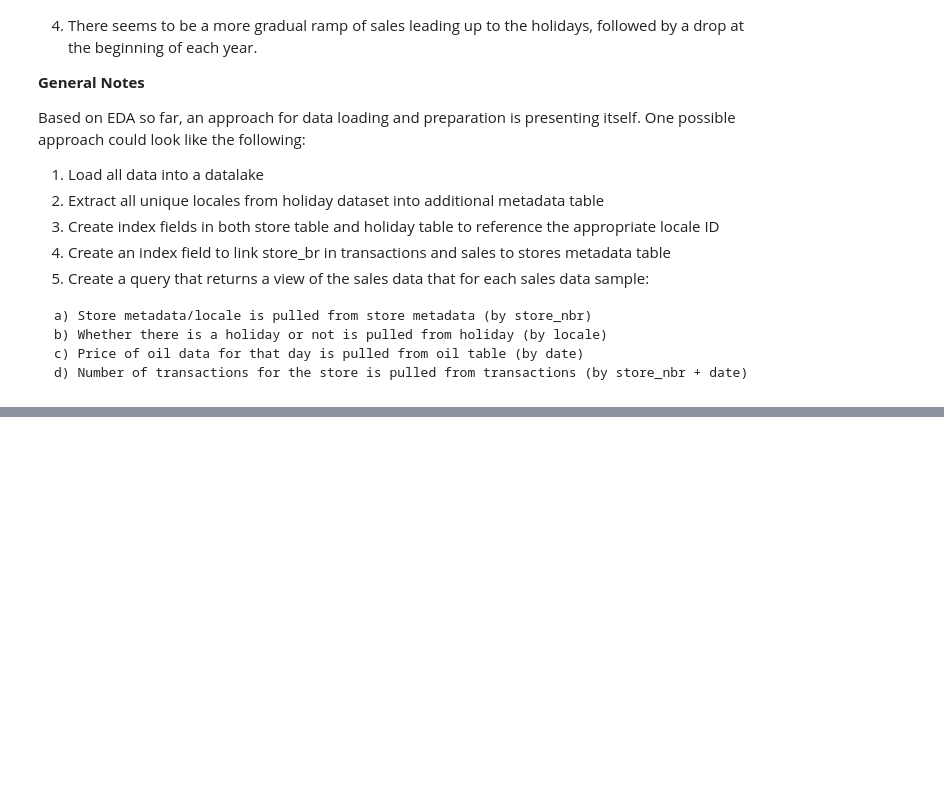
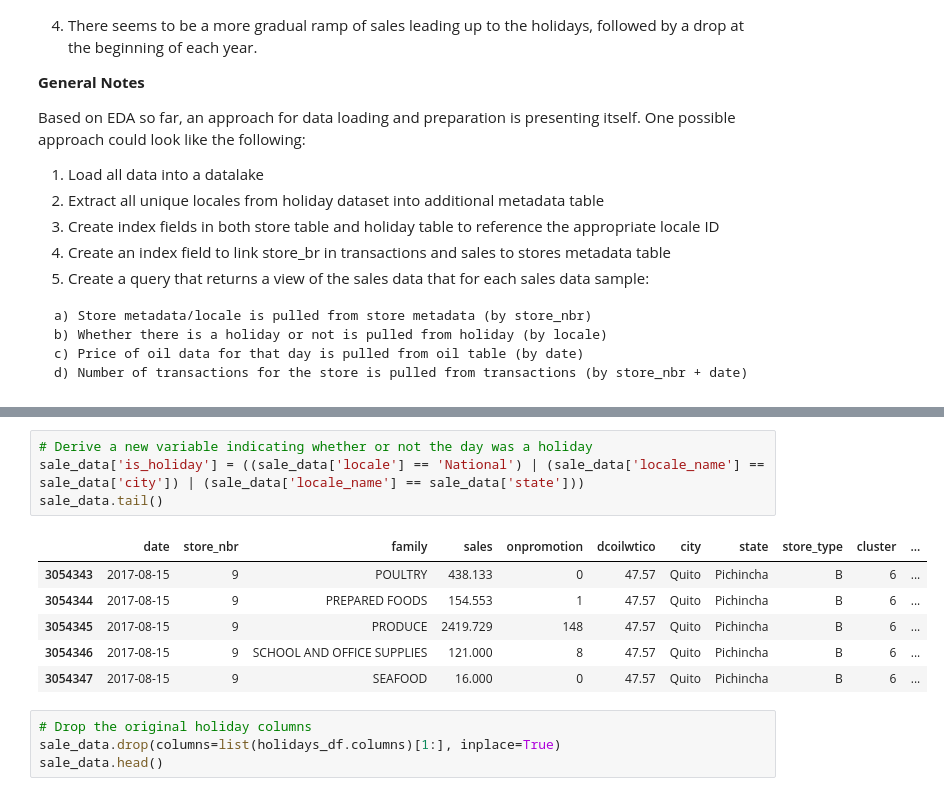
Before and after one commit to t4ai/aai-540-team-5, a Jupyter notebook: aai540_final_project.ipynb, the cells around one changed output, grey strips where cells are left out. Saved outputs shown, nothing was run; the diff lists cells and outputs as text; blank space fills up the shorter version.

```diff
--- a/aai540_final_project.ipynb
+++ b/aai540_final_project.ipynb
@@ -340,0 +459,15 @@ Based on EDA so far, an approach for data loading and preparation is presenting
+# %%
+# Derive a new variable indicating whether or not the day was a holiday
+sale_data['is_holiday'] = ((sale_data['locale'] == 'National') | (sale_data['locale_name'] == sale_data['city']) | (sale_data['locale_name'] == sale_data['state']))
+sale_data.tail()
+# %% [output]
+|  | date | store_nbr | family | sales | onpromotion | dcoilwtico | city | state | store_type | cluster | ... |
+| 3054343 | 2017-08-15 | 9 | POULTRY | 438.133 | 0 | 47.57 | Quito | Pichincha | B | 6 | ... |
+| 3054344 | 2017-08-15 | 9 | PREPARED FOODS | 154.553 | 1 | 47.57 | Quito | Pichincha | B | 6 | ... |
+| 3054345 | 2017-08-15 | 9 | PRODUCE | 2419.729 | 148 | 47.57 | Quito | Pichincha | B | 6 | ... |
+| 3054346 | 2017-08-15 | 9 | SCHOOL AND OFFICE SUPPLIES | 121.000 | 8 | 47.57 | Quito | Pichincha | B | 6 | ... |
+| 3054347 | 2017-08-15 | 9 | SEAFOOD | 16.000 | 0 | 47.57 | Quito | Pichincha | B | 6 | ... |
+# %%
+# Drop the original holiday columns
+sale_data.drop(columns=list(holidays_df.columns)[1:], inplace=True)
+sale_data.head()
```
Also changed, not shown: parts of 25 cells of this notebook.
